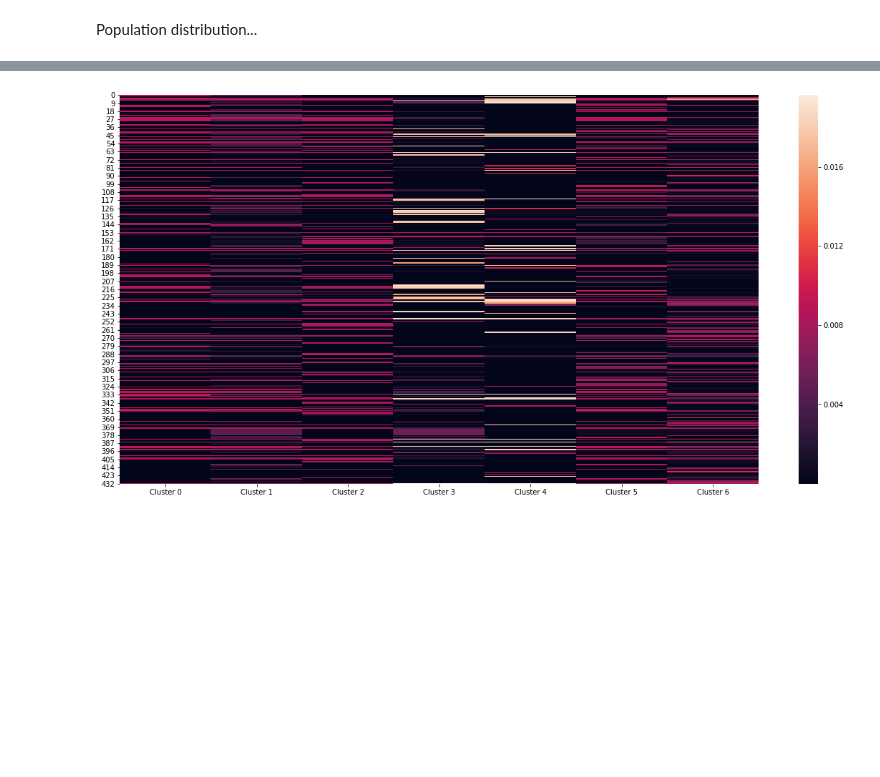
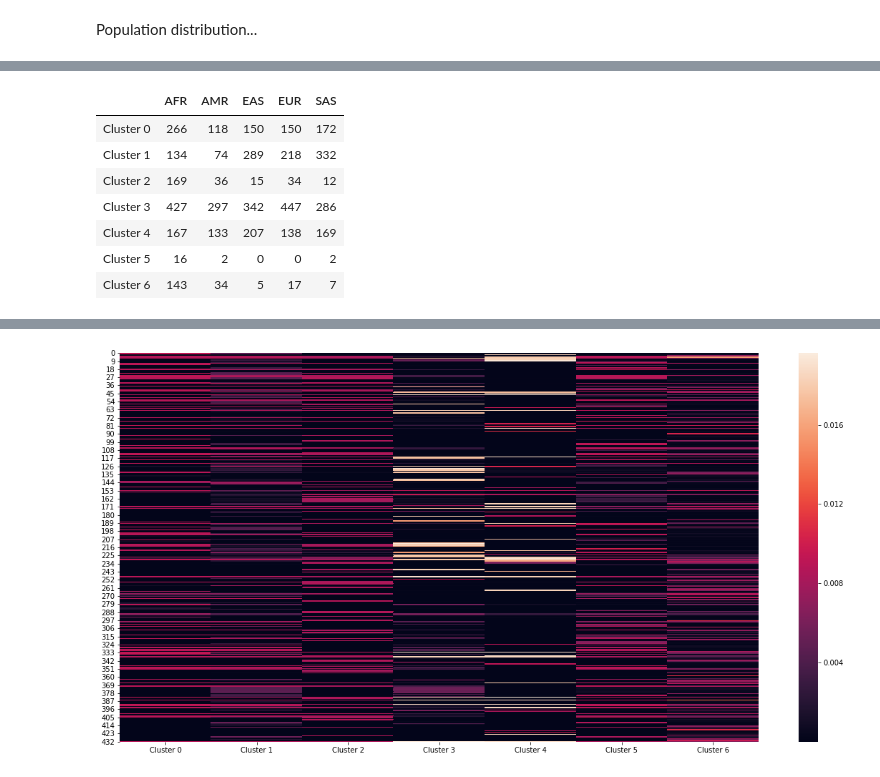
Before and after one commit to manuelgloeckler/sequence_bioinfo, a Jupyter notebook: project/HLA.ipynb, the cells around one changed output, grey strips where cells are left out. Cells and saved outputs as stored; diff of their text form; code cells hidden in the pictures; blank space fills up the shorter version.

```diff
--- a/project/HLA.ipynb
+++ b/project/HLA.ipynb
@@ -166,0 +184,13 @@ ax.legend(range(int(max(model1.Z))))
+# %%
+df = pd.DataFrame(dict(zip(["AFR", "AMR", "EAS", "EUR", "SAS"], pops_per_cluster.T)))
+df.index = ["Cluster " + str(i) for i in range(len(model1.theta))]
+df
+# %% [output]
+|  | AFR | AMR | EAS | EUR | SAS |
+| Cluster 0 | 266 | 118 | 150 | 150 | 172 |
+| Cluster 1 | 134 | 74 | 289 | 218 | 332 |
+| Cluster 2 | 169 | 36 | 15 | 34 | 12 |
+| Cluster 3 | 427 | 297 | 342 | 447 | 286 |
+| Cluster 4 | 167 | 133 | 207 | 138 | 169 |
+| Cluster 5 | 16 | 2 | 0 | 0 | 2 |
+| Cluster 6 | 143 | 34 | 5 | 17 | 7 |
```
Also changed, not shown: parts of 8 cells of this notebook, 2 other files.
